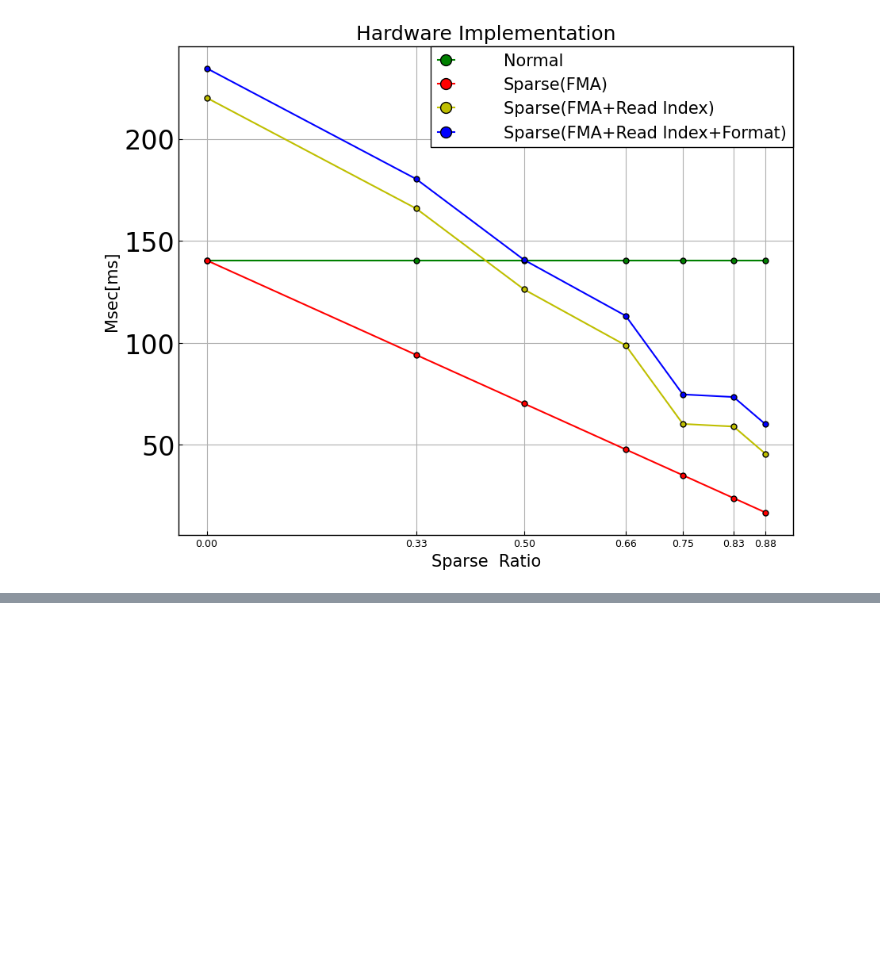
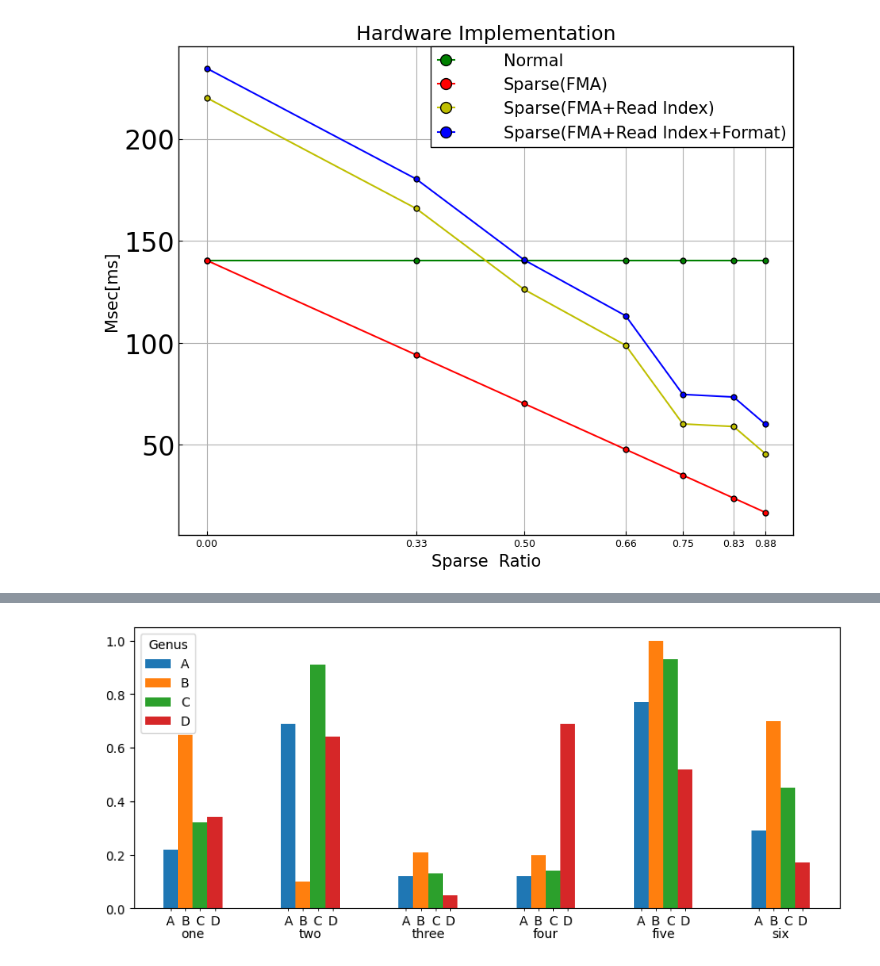
Before and after one commit to taku2365/IMAX_sparse.cent, a Jupyter notebook: src/emax6_sparselib/result_vis.ipynb, the cells around one changed output, grey strips where cells are left out. Saved outputs shown, nothing was run; the diff lists cells and outputs as text; code cells hidden in the pictures; blank space fills up the shorter version.

```diff
--- a/src/emax6_sparselib/result_vis.ipynb
+++ b/src/emax6_sparselib/result_vis.ipynb
@@ -190,0 +296,32 @@ print(np.random.randint(10)%2)
+# %%
+import matplotlib.pyplot as plt
+import numpy as np
+import pandas as pd
+
+df = pd.DataFrame(np.random.rand(6, 4),
+                 index=['one', 'two', 'three', 'four', 'five', 'six'],
+                 columns=pd.Index(['A', 'B', 'C', 'D'],
+                 name='Genus')).round(2)
+
+
+df.plot(kind='bar',figsize=(10,4))
+
+ax = plt.gca()
+pos = []
+for bar in ax.patches:
+    pos.append(bar.get_x()+bar.get_width()/2.)
+
+
+ax.set_xticks(pos,minor=True)
+lab = []
+for i in range(len(pos)):
+    l = df.columns.values[i//len(df.index.values)]
+    lab.append(l)
+
+ax.set_xticklabels(lab,minor=True)
+ax.tick_params(axis='x', which='major', pad=15, size=0)
+plt.setp(ax.get_xticklabels(), rotation=0)
+
+plt.show()
+# %% [output]
+[figure, added]
```
Also changed, not shown: parts of 5 cells of this notebook, 55 other files.
